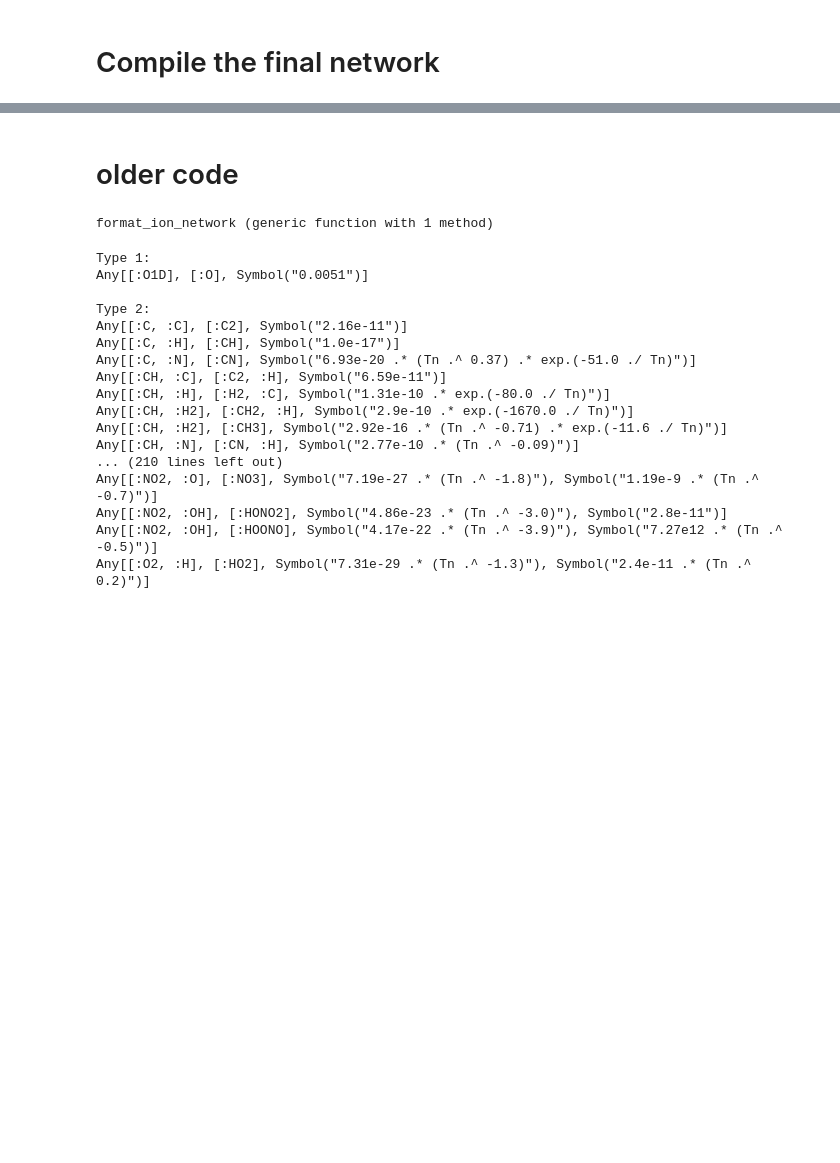
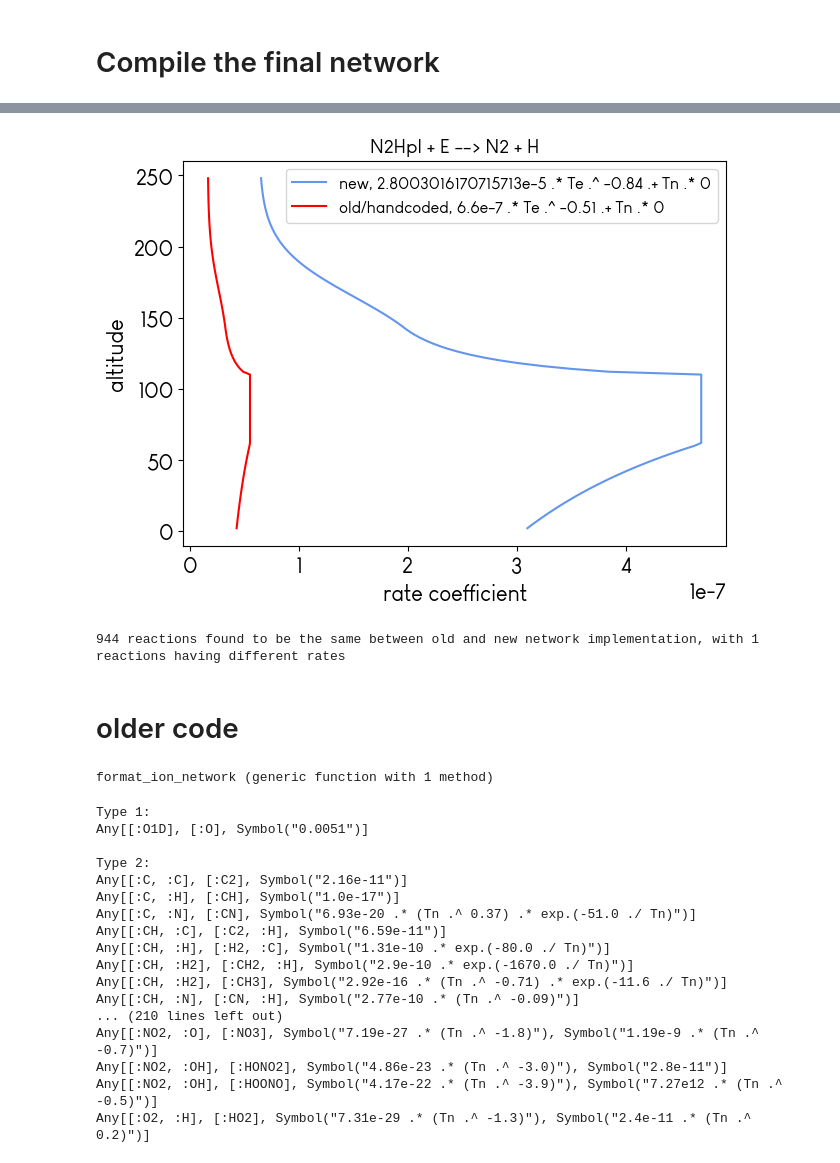
Before and after one commit to emcangi/bluejay, a Jupyter notebook: format_reactions.ipynb, the cells around one changed output, grey strips where cells are left out. Cells and saved outputs as stored; diff of their text form; code cells hidden in the pictures; blank space fills up the shorter version.

```diff
--- a/format_reactions.ipynb
+++ b/format_reactions.ipynb
@@ -161,2 +132,0 @@ Any[[:NOpl, :E], [:O, :Nup2D], :(4.53e-9 .* Te .^ 0.75)]
-# %%
-nc = get_ncurrent("converged_full_atmosphere.h5");
@@ -237,3 +242,8 @@ r_new
+# %%
+check_network_consistency()
+# %% [output]
+[figure, added]
+944 reactions found to be the same between old and new network implementation, with 1 reactions having different rates
 # %% [markdown]
 # older code
 # %%
```
Also changed, not shown: parts of 22 cells of this notebook, 28 other files.
